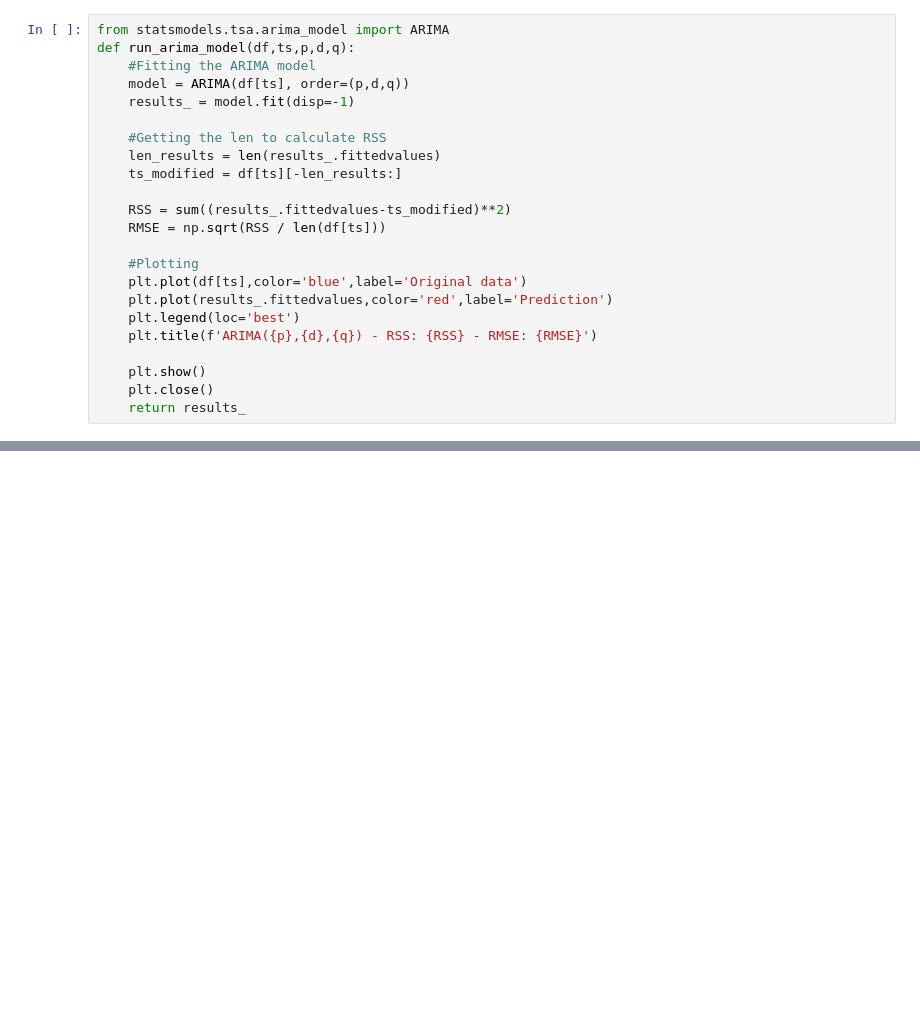
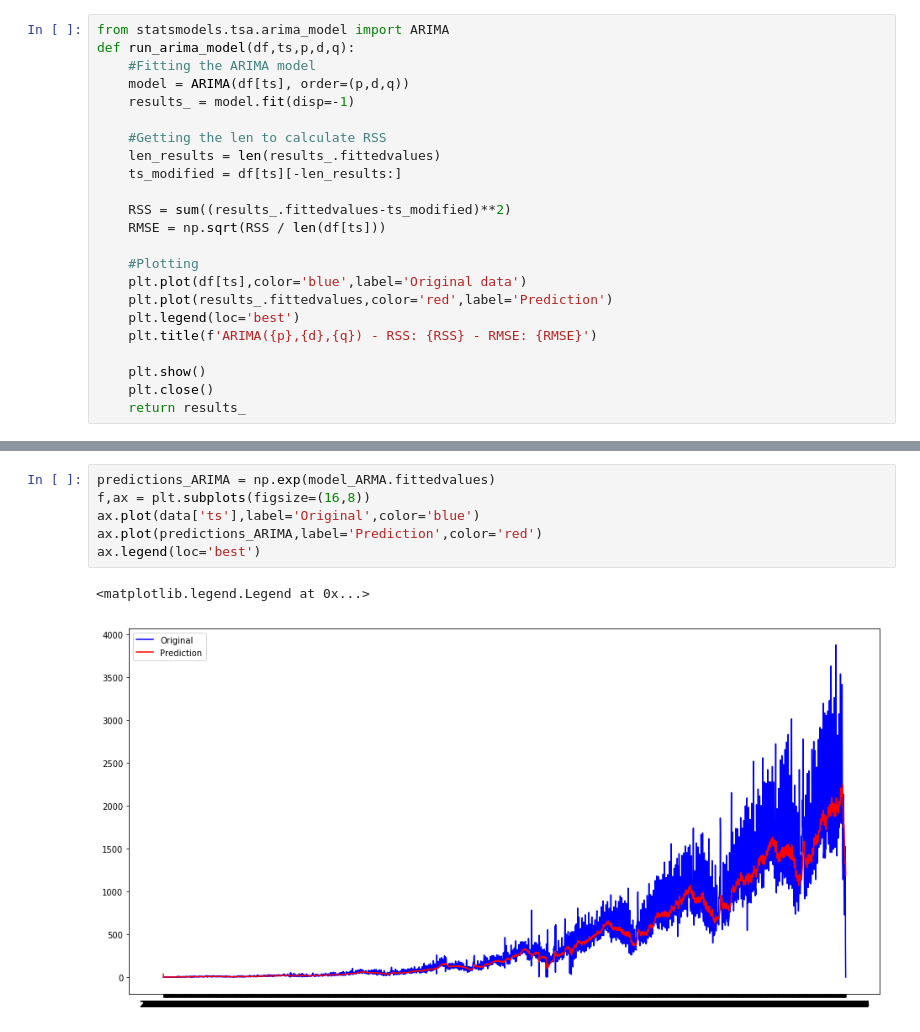
Before and after one commit to aduJohn/Time-Series-Airbnb, a Jupyter notebook: Forecasting with ARIMA.ipynb, the cells around one changed output, grey strips where cells are left out. Drawn from its saved outputs; the diff is of its cells as text; blank space fills up the shorter version.

```diff
--- a/Forecasting with ARIMA.ipynb
+++ b/Forecasting with ARIMA.ipynb
@@ -55,0 +90,9 @@ model_ARMA = run_arima_model(data,'ts_log_diff',1,0,1)
+# %%
+predictions_ARIMA = np.exp(model_ARMA.fittedvalues)
+f,ax = plt.subplots(figsize=(16,8))
+ax.plot(data['ts'],label='Original',color='blue')
+ax.plot(predictions_ARIMA,label='Prediction',color='red')
+ax.legend(loc='best')
+# %% [output]
+<matplotlib.legend.Legend at 0x...>
+[figure, added]
```
Also changed, not shown: parts of 4 cells of this notebook, 1 other file.
